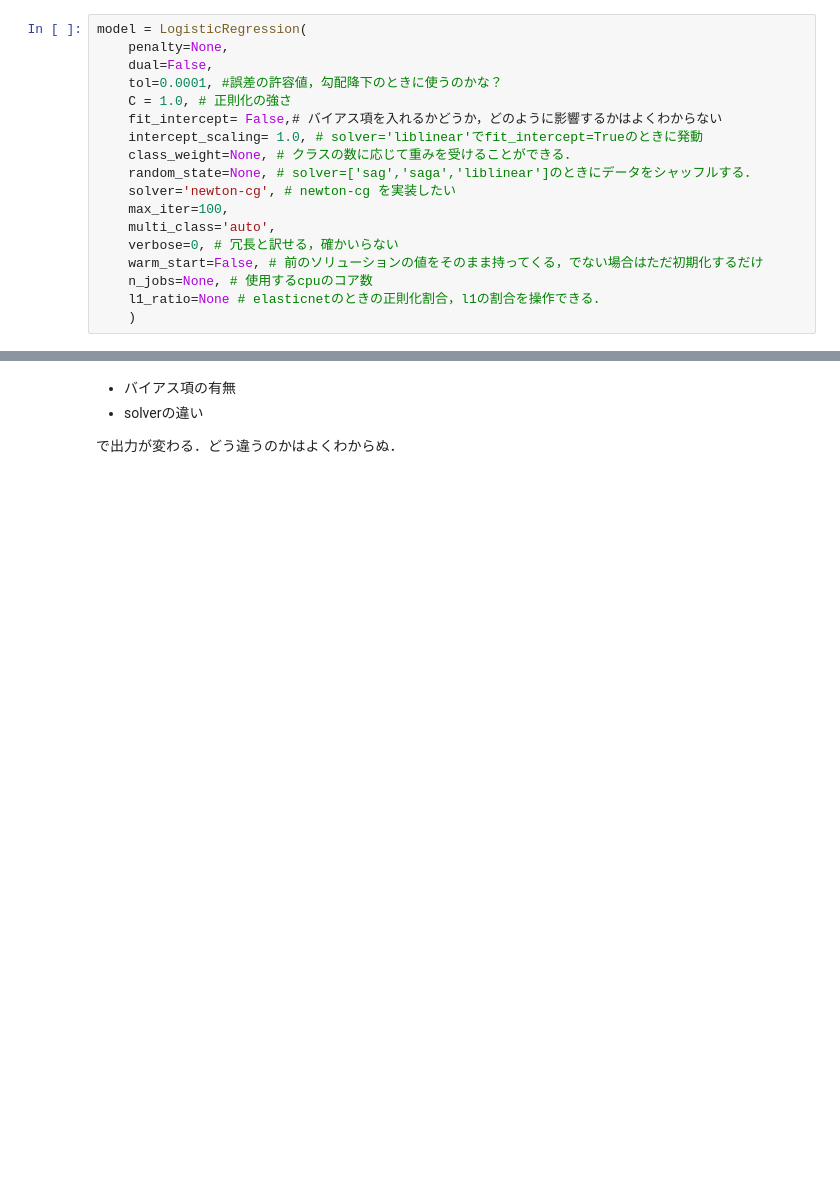
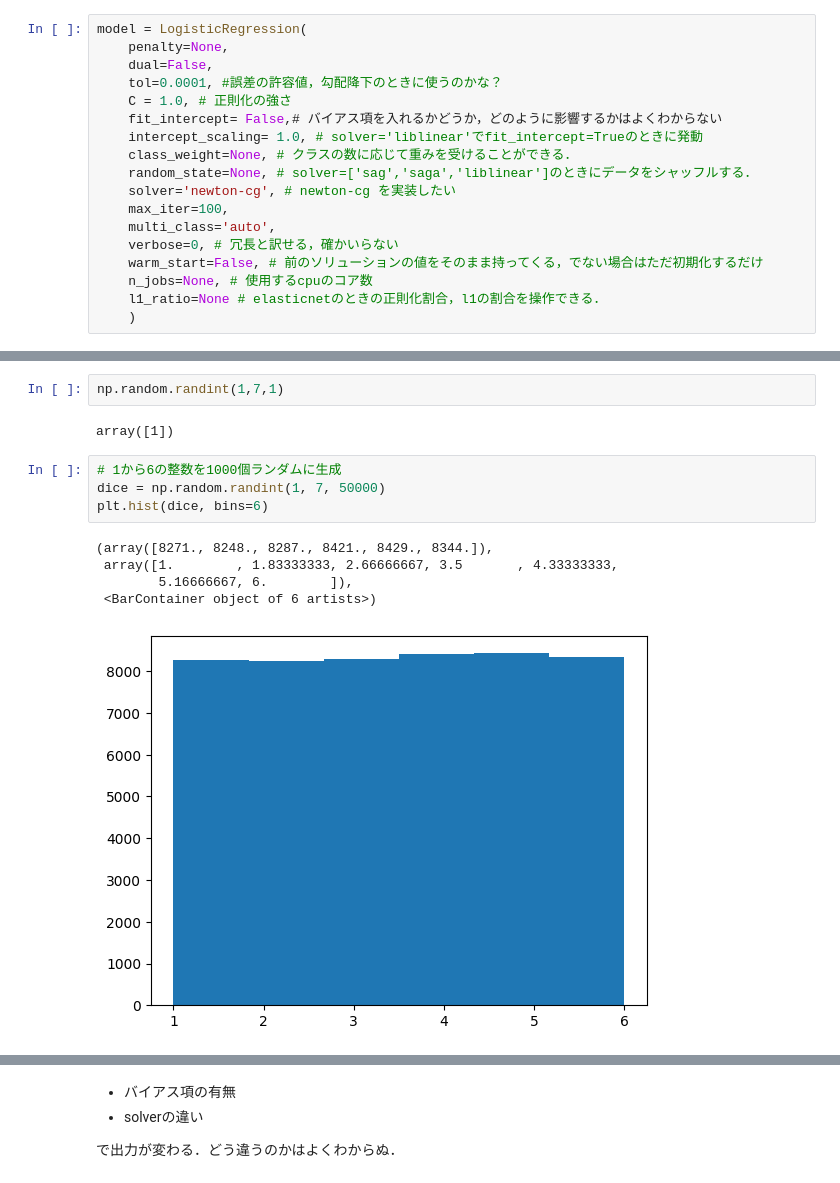
Before and after one commit to Takahashi-Kaisei/machine-learning, a Jupyter notebook: notebook/logistic_regression.ipynb, the cells around one changed output, grey strips where cells are left out. Saved outputs shown, nothing was run; the diff lists cells and outputs as text; blank space fills up the shorter version.

```diff
--- a/notebook/logistic_regression.ipynb
+++ b/notebook/logistic_regression.ipynb
@@ -89,0 +118,14 @@ print(accuracy_score(y, pred))
+# %%
+np.random.randint(1,7,1)
+# %% [output]
+array([1])
+# %%
+# 1から6の整数を1000個ランダムに生成
+dice = np.random.randint(1, 7, 50000)
+plt.hist(dice, bins=6)
+# %% [output]
+(array([8271., 8248., 8287., 8421., 8429., 8344.]),
+ array([1.        , 1.83333333, 2.66666667, 3.5       , 4.33333333,
+        5.16666667, 6.        ]),
+ <BarContainer object of 6 artists>)
+[figure, added]
```
Also changed, not shown: parts of 24 cells of this notebook.
